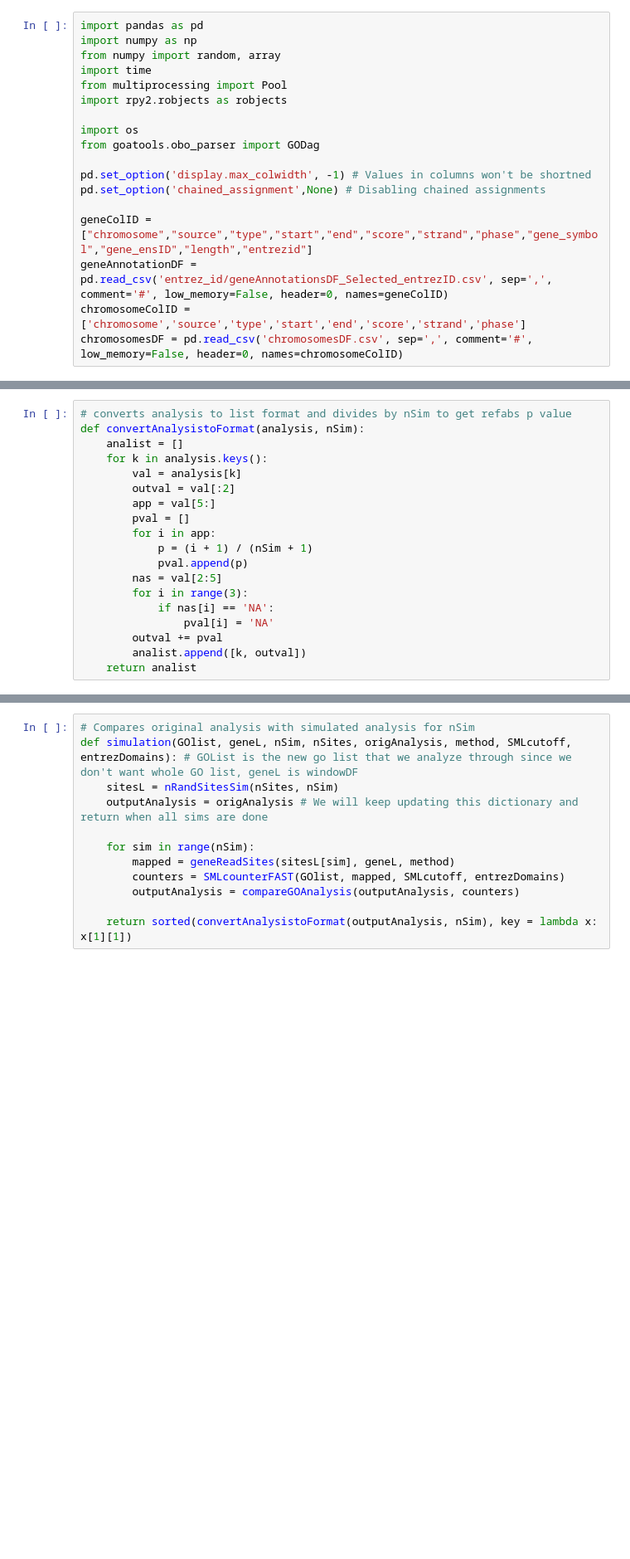
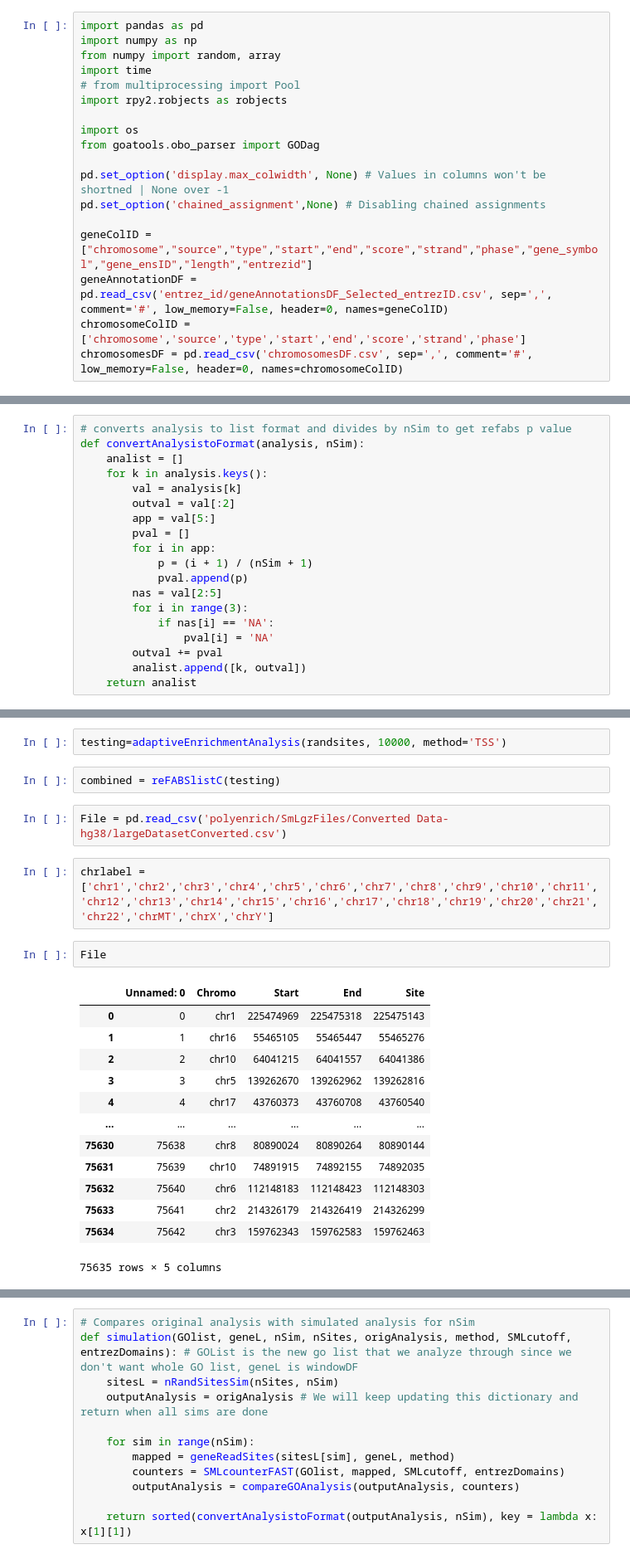
Before and after one commit to kevinjoshy/reFABS-Procedure, a Jupyter notebook: GOfunctionalAnalysis.ipynb, the cells around one changed output, grey strips where cells are left out. Shown at 83% size. Cells and saved outputs as stored; diff of their text form; blank space fills up the shorter version.

```diff
--- a/GOfunctionalAnalysis.ipynb
+++ b/GOfunctionalAnalysis.ipynb
@@ -5,13 +5,13 @@ import pandas as pd
 import numpy as np
 from numpy import random, array
 import time
-from multiprocessing import Pool
+# from multiprocessing import Pool
 import rpy2.robjects as robjects
 
 import os
 from goatools.obo_parser import GODag
 
-pd.set_option('display.max_colwidth', -1) # Values in columns won't be shortned
+pd.set_option('display.max_colwidth', None) # Values in columns won't be shortned | None over -1
 pd.set_option('chained_assignment',None) # Disabling chained assignments
 
 geneColID = ["chromosome","source","type","start","end","score","strand","phase","gene_symbol","gene_ensID","length","entrezid"]
@@ -343,0 +379,24 @@ def reFABScalc(pvals):
+# %%
+testing=adaptiveEnrichmentAnalysis(randsites, 10000, method='TSS')
+# %%
+combined = reFABSlistC(testing)
+# %%
+File = pd.read_csv('polyenrich/SmLgzFiles/Converted Data-hg38/largeDatasetConverted.csv')
+# %%
+chrlabel = ['chr1','chr2','chr3','chr4','chr5','chr6','chr7','chr8','chr9','chr10','chr11','chr12','chr13','chr14','chr15','chr16','chr17','chr18','chr19','chr20','chr21','chr22','chrMT','chrX','chrY']
+# %%
+File
+# %% [output]
+|  | Unnamed: 0 | Chromo | Start | End | Site |
+| 0 | 0 | chr1 | 225474969 | 225475318 | 225475143 |
+| 1 | 1 | chr16 | 55465105 | 55465447 | 55465276 |
+| 2 | 2 | chr10 | 64041215 | 64041557 | 64041386 |
+| 3 | 3 | chr5 | 139262670 | 139262962 | 139262816 |
+| 4 | 4 | chr17 | 43760373 | 43760708 | 43760540 |
+| ... | ... | ... | ... | ... | ... |
+| 75630 | 75638 | chr8 | 80890024 | 80890264 | 80890144 |
+| 75631 | 75639 | chr10 | 74891915 | 74892155 | 74892035 |
+| 75632 | 75640 | chr6 | 112148183 | 112148423 | 112148303 |
+| 75633 | 75641 | chr2 | 214326179 | 214326419 | 214326299 |
+| 75634 | 75642 | chr3 | 159762343 | 159762583 | 159762463 |
+75635 rows × 5 columns
```
Also changed, not shown: parts of 53 cells of this notebook, 10 other files.
